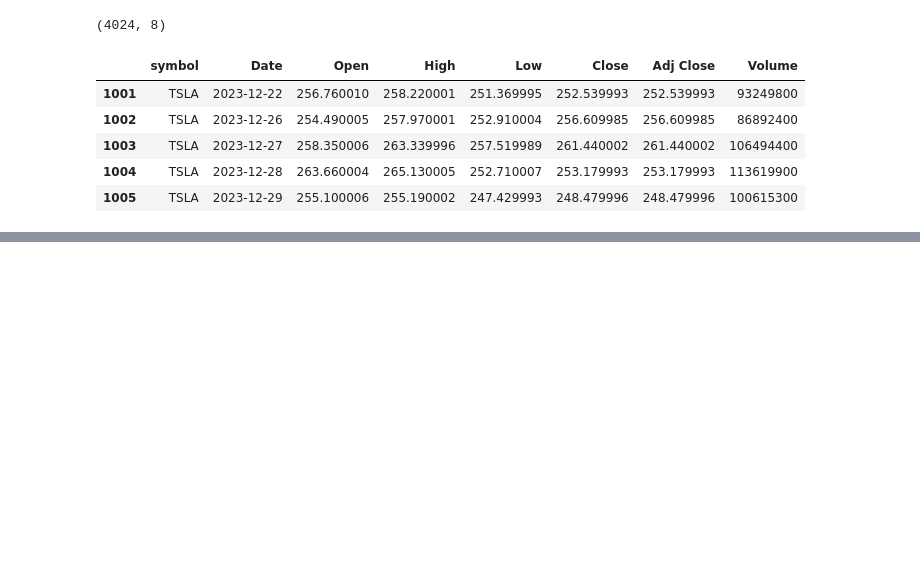
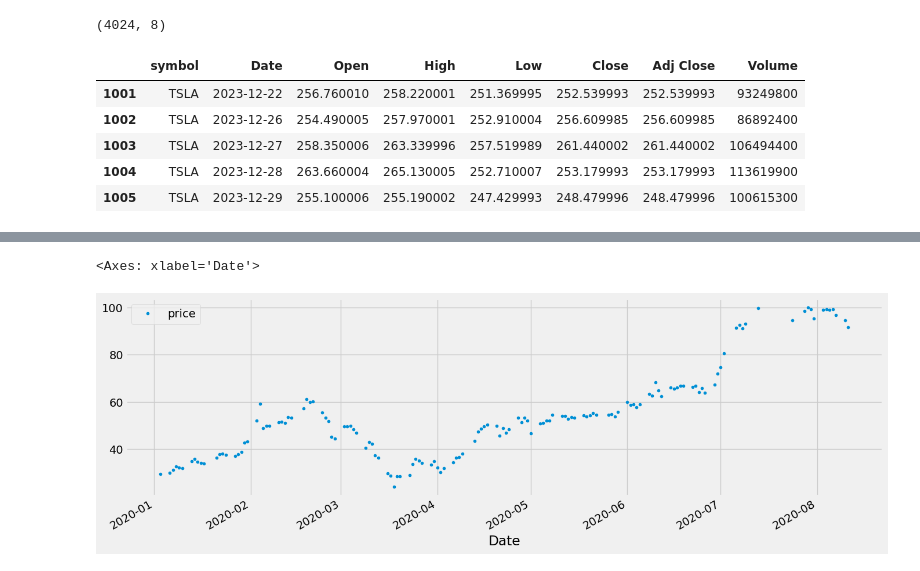
Before and after one commit to eddychetz/stock-price-prediction, a Jupyter notebook: development.ipynb, the cells around one changed output, grey strips where cells are left out. Drawn from its saved outputs; the diff is of its cells as text; code cells hidden in the pictures; blank space fills up the shorter version.

```diff
--- a/development.ipynb
+++ b/development.ipynb
@@ -360,0 +286,5 @@ TypeError: float() argument must be a string or a real number, not 'Timestamp'
+# %%
+df[['price']].query('price < 100').plot(figsize=(15,5), style='.')
+# %% [output]
+<Axes: xlabel='Date'>
+[figure, added]
```
Also changed, not shown: parts of 50 cells of this notebook, 6 other files.
